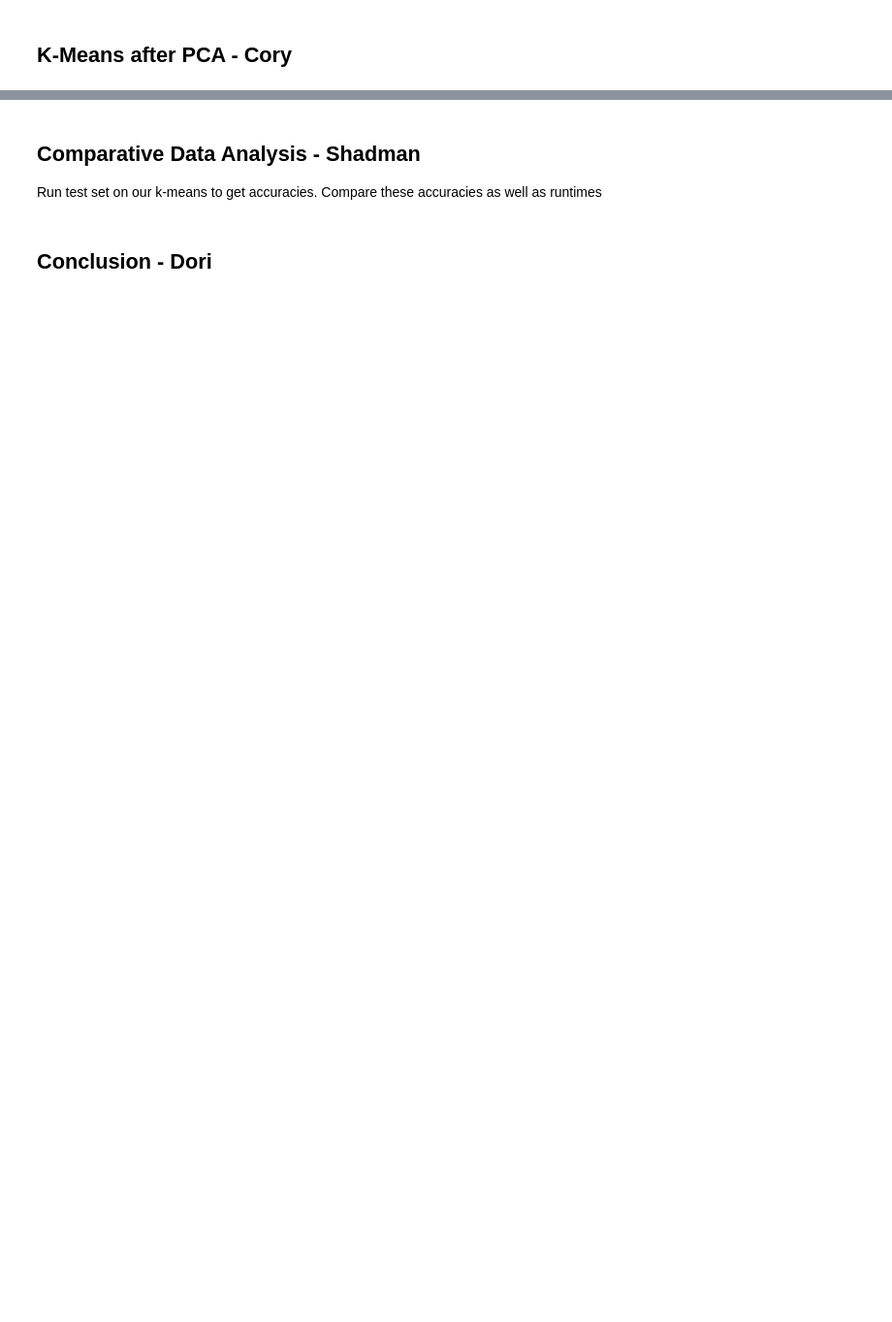
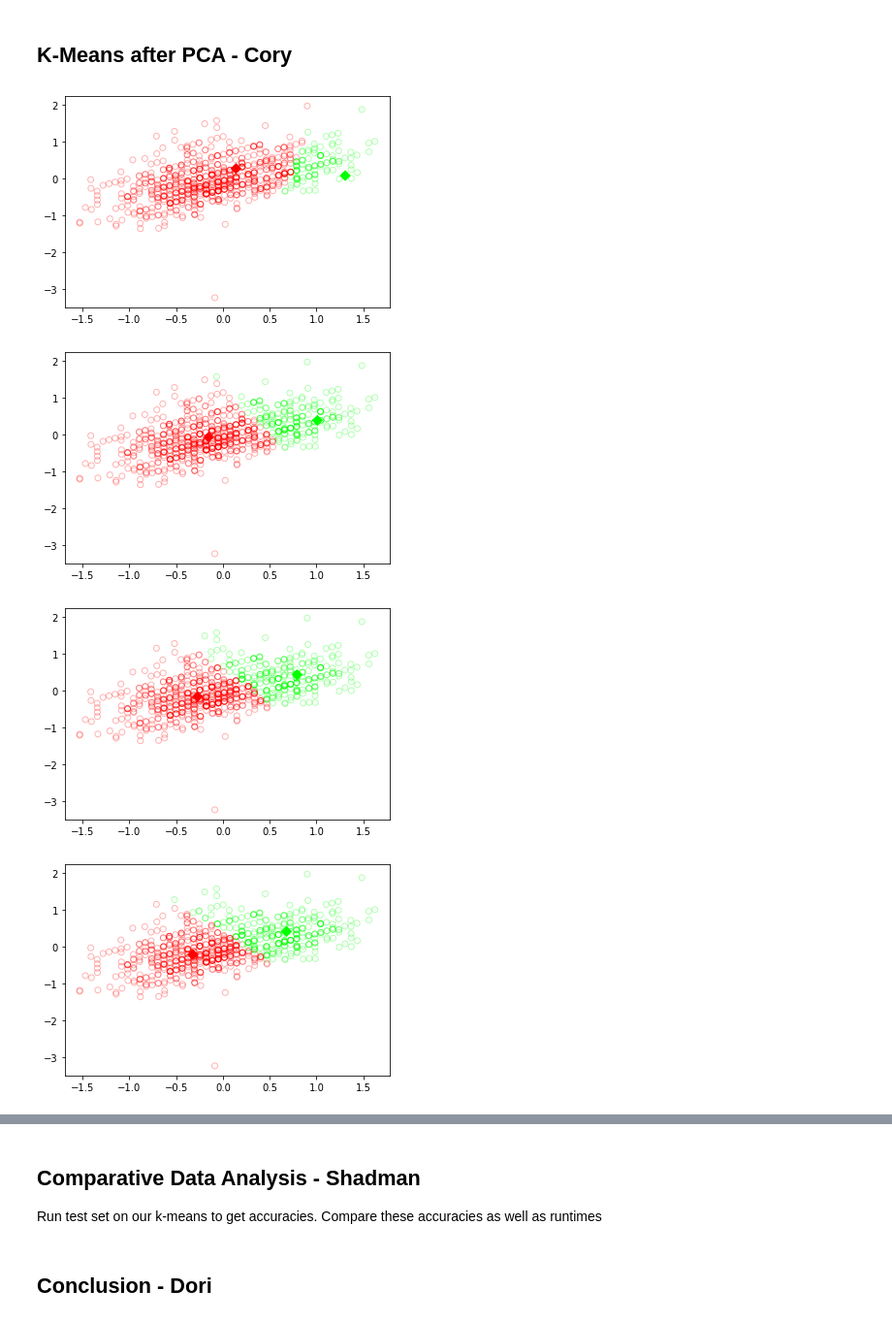
Before and after one commit to shaniaie/COGS_118B_PROJECT, a Jupyter notebook: Project_updated.ipynb, the cells around one changed output, grey strips where cells are left out. Shown at 97% size. Cells and saved outputs as stored; diff of their text form; code cells hidden in the pictures; blank space fills up the shorter version.

Commit message:
k-means after PCA rough

```diff
--- a/Project_updated.ipynb
+++ b/Project_updated.ipynb
@@ -188,8 +188,8 @@ def recalcMus(X, Rnk):
 X = X.to_numpy()
 y = y.to_numpy()
 # %%
-# k - means algorithm
-def runKMeans(K):
+# k-means algorithm
+def runKMeans(K,X):
     # Determine and store data set information
     N = np.shape(X)[0]
     D = np.shape(X)[1]
@@ -237,7 +237,7 @@ def runKMeans(K):
     # we want to see if each num=1's are in the same cluster as expected or not
     # Rnk shows us where each datapoint is closest to which cluster
 # %%
-Rnk, Kmus = runKMeans(5)
+Rnk, Kmus = runKMeans(5,X)
 # matrix to tell us which cluster is for what num
 # how accurate k-means was based on distribution of numbers
 count = np.zeros((5,5))
@@ -286,7 +286,7 @@ def eigsort(V, eigvals):
         Vsort[:,i] = V[:,index[i]]
     return Vsort, Dsort
 # %%
-x = X_train.to_numpy() # maybe wanna change to just X since not using training -> x = X
+x = X # maybe wanna change to just X since not using training -> x = X
 x = x.T
 print("Data shape:", x.shape)
 
@@ -328,2 +328,73 @@ reduced to 2?: (2, 661)
 # %% [markdown]
 ## K-Means after PCA - Cory
+# %%
+# apply k-means to reduced matrix
+X_reduced = reduced.T
+
+def calcSqDistances(X, Kmus):
+
+    dist = np.zeros((np.shape(X)[0],np.shape(Kmus)[0]))
+    for k in range(0,Kmus.shape[0]):
+        for n in range(0,X.shape[0]): # changed from 0
+            dist[n][k] = (X[n][0]-Kmus[k][0])**2 + (X[n][1]-Kmus[k][1])**2
+    return dist
+
+def plotCurrent(X, Rnk, Kmus):
+    N, D = np.shape(X)
+    K = np.shape(Kmus)[0]
+
+    InitColorMat = np.matrix([[1, 0, 0],
+                              [0, 1, 0],
+                              [0, 0, 1],
+                              [0, 0, 0],
+                              [1, 1, 0],
+                              [1, 0, 1],
+                              [0, 1, 1]])
+
+    KColorMat = InitColorMat[0:K]
+    colorVec = Rnk.dot(KColorMat)
+    muColorVec = np.eye(K).dot(KColorMat)
+
+    plt.scatter(X[:,0], X[:,1], edgecolors=colorVec, marker='o', facecolors='none', alpha=0.3)
+    plt.scatter(Kmus[:,0], Kmus[:,1], c=muColorVec, marker='D', s=50);
+
+def runKMeans(K, X):
+    # Determine and store data set information
+    N = np.shape(X)[0]
+    D = np.shape(X)[1]
+
+    # Allocate space for the K mu vectors
+    Kmus = np.zeros((K, D))
+
+    # Initialize cluster centers by randomly picking points from the data
+    rndinds = np.random.permutation(N)
+    Kmus = X[rndinds[:K]];
+
+    # Specify the maximum number of iterations to allow
+    maxiters = 1000;
+
+    for iter in range(maxiters):
+        # sqDmat will be an N-by-K matrix with the n,k entry as specfied above
+        sqDmat = calcSqDistances(X, Kmus);
+
+        Rnk = determineRnk(sqDmat)
+
+        KmusOld = Kmus
+        plotCurrent(X, Rnk, Kmus)
+        plt.show()
+
+        # Recalculate mu values based on cluster assignments as per Bishop (9.4)
+        Kmus = recalcMus(X, Rnk)
+
+        # Check to see if the cluster centers have converged.  If so, break.
+        if sum(abs(KmusOld.flatten() - Kmus.flatten())) < 1e-6:
+            break
+
+    plotCurrent(X,Rnk,Kmus)
+
+runKMeans(2, X_reduced)
+# %% [output]
+[figure, added]
+[figure, added]
+[figure, added]
+[figure, added]
```
Also changed, not shown: parts of 4 cells of this notebook.
